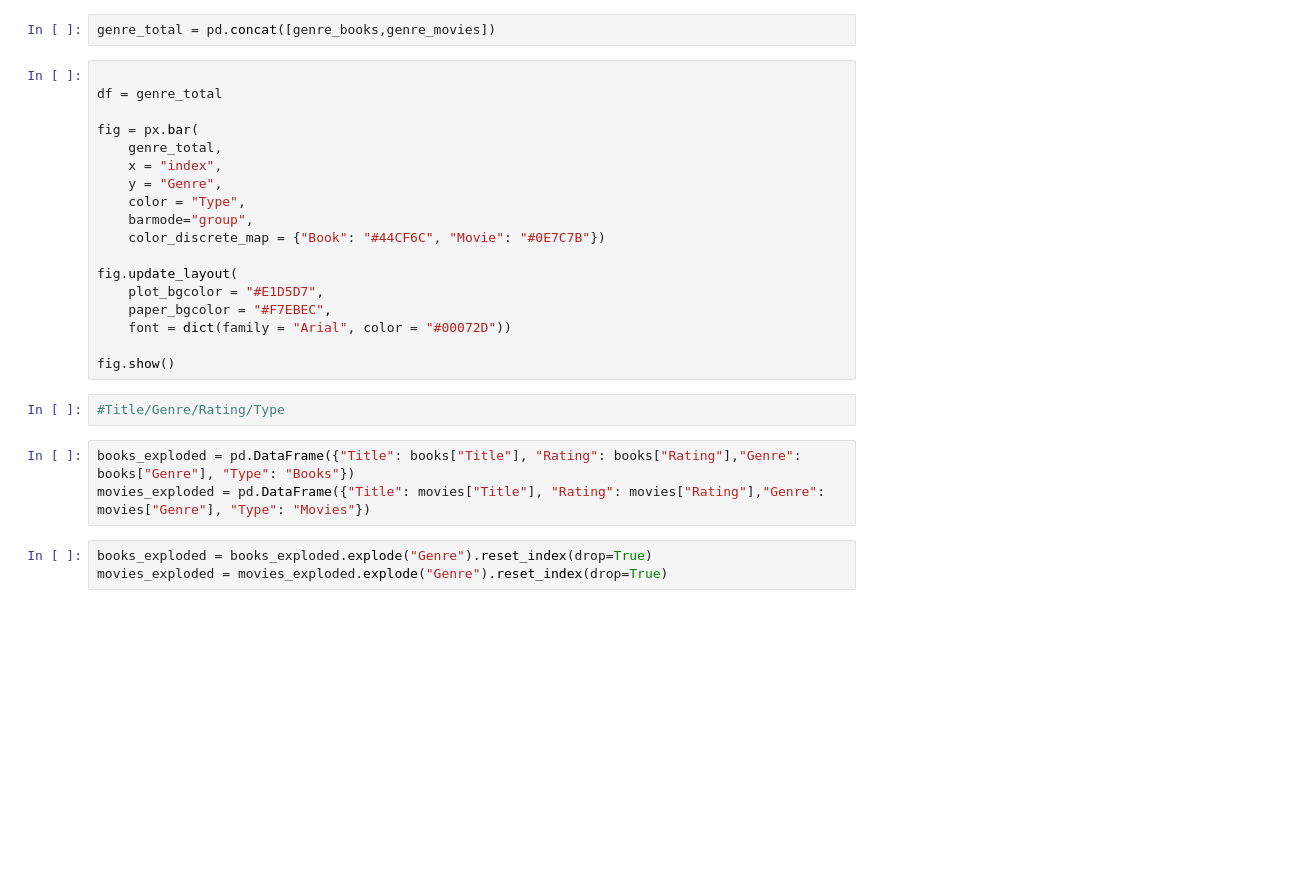
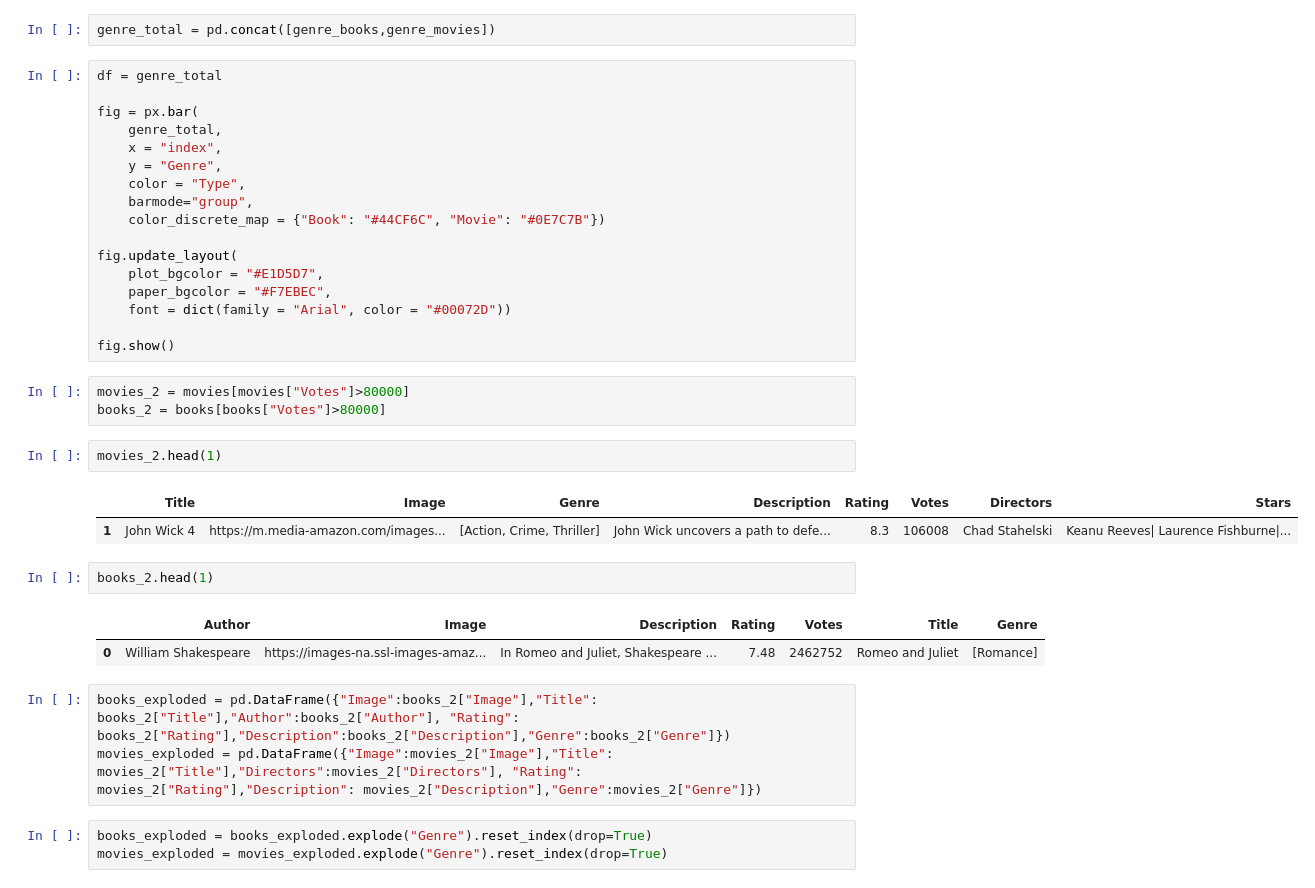
Before and after one commit to Slivered/Book_Recomendation_, a Jupyter notebook: Notebooks/Visualization.ipynb, the cells around one changed output. Drawn from its saved outputs; the diff is of its cells as text; blank space fills up the shorter version.

```diff
--- a/Notebooks/Visualization.ipynb
+++ b/Notebooks/Visualization.ipynb
@@ -89,7 +120,6 @@ genre_movies["Type"] = "Movie"
 # %%
 genre_total = pd.concat([genre_books,genre_movies])
 # %%
-
 df = genre_total
 
 fig = px.bar(
@@ -106,11 +136,22 @@ fig.update_layout(
     font = dict(family = "Arial", color = "#00072D"))
 
 fig.show()
-# %%
-#Title/Genre/Rating/Type
+# %%
+movies_2 = movies[movies["Votes"]>80000]
+books_2 = books[books["Votes"]>80000]
+# %%
+movies_2.head(1)
+# %% [output]
+|  | Title | Image | Genre | Description | Rating | Votes | Directors | Stars |
+| 1 | John Wick 4 | https://m.media-amazon.com/images... | [Action, Crime, Thriller] | John Wick uncovers a path to defe... | 8.3 | 106008 | Chad Stahelski | Keanu Reeves| Laurence Fishburne|... |
+# %%
+books_2.head(1)
+# %% [output]
+|  | Author | Image | Description | Rating | Votes | Title | Genre |
+| 0 | William Shakespeare | https://images-na.ssl-images-amaz... | In Romeo and Juliet, Shakespeare ... | 7.48 | 2462752 | Romeo and Juliet | [Romance] |
 # %%
-books_exploded = pd.DataFrame({"Title": books["Title"], "Rating": books["Rating"],"Genre": books["Genre"], "Type": "Books"})
-movies_exploded = pd.DataFrame({"Title": movies["Title"], "Rating": movies["Rating"],"Genre": movies["Genre"], "Type": "Movies"})
+books_exploded = pd.DataFrame({"Image":books_2["Image"],"Title": books_2["Title"],"Author":books_2["Author"], "Rating": books_2["Rating"],"Description":books_2["Description"],"Genre":books_2["Genre"]})
+movies_exploded = pd.DataFrame({"Image":movies_2["Image"],"Title": movies_2["Title"],"Directors":movies_2["Directors"], "Rating": movies_2["Rating"],"Description": movies_2["Description"],"Genre":movies_2["Genre"]})
 # %%
 books_exploded = books_exploded.explode("Genre").reset_index(drop=True)
 movies_exploded = movies_exploded.explode("Genre").reset_index(drop=True)
```
Also changed, not shown: parts of 14 cells of this notebook, 18 other files.
